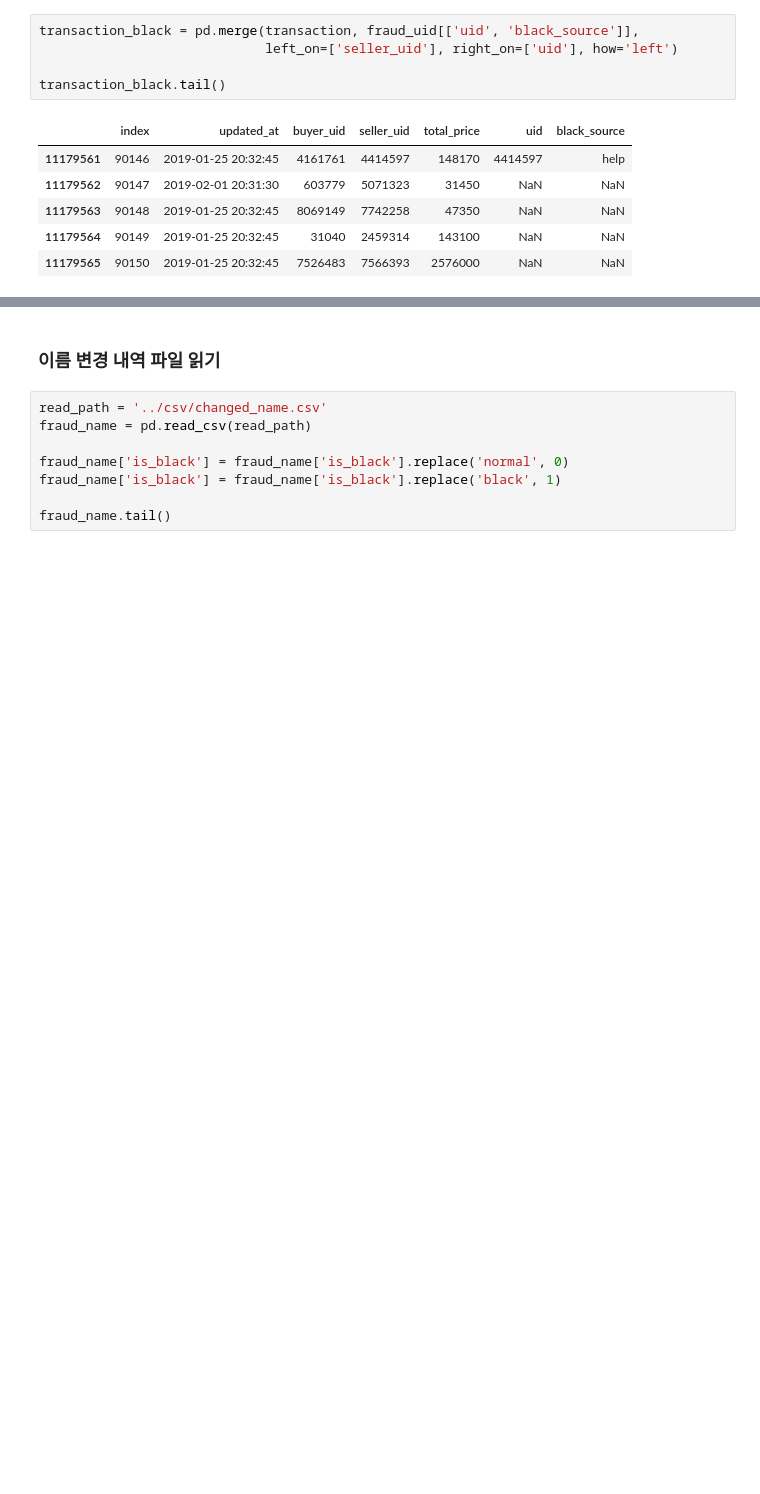
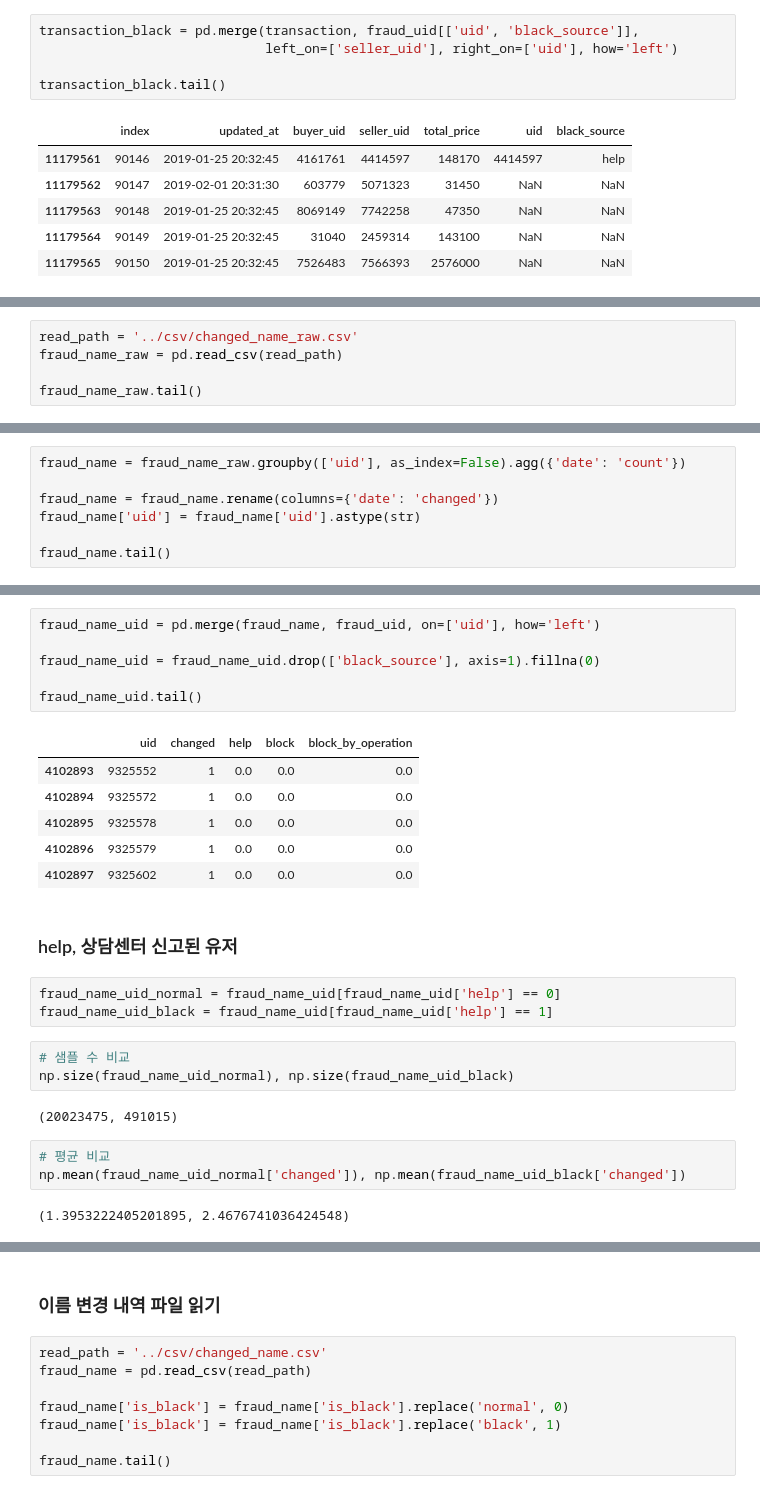
Before and after one commit to kiyoja07/python-bunjang, a Jupyter notebook: data-analysis/jupyter/fraud_find_variables.ipynb, the cells around one changed output, grey strips where cells are left out. Drawn from its saved outputs; the diff is of its cells as text; blank space fills up the shorter version.

```diff
--- a/data-analysis/jupyter/fraud_find_variables.ipynb
+++ b/data-analysis/jupyter/fraud_find_variables.ipynb
@@ -189,0 +251,5 @@ transaction_black.tail()
+# %%
+read_path = '../csv/changed_name_raw.csv'
+fraud_name_raw = pd.read_csv(read_path)
+
+fraud_name_raw.tail()
@@ -189,0 +263,7 @@ transaction_black.tail()
+# %%
+fraud_name = fraud_name_raw.groupby(['uid'], as_index=False).agg({'date': 'count'})
+
+fraud_name = fraud_name.rename(columns={'date': 'changed'})
+fraud_name['uid'] = fraud_name['uid'].astype(str)
+
+fraud_name.tail()
@@ -189,0 +277,28 @@ transaction_black.tail()
+# %%
+fraud_name_uid = pd.merge(fraud_name, fraud_uid, on=['uid'], how='left')
+
+fraud_name_uid = fraud_name_uid.drop(['black_source'], axis=1).fillna(0)
+
+fraud_name_uid.tail()
+# %% [output]
+|  | uid | changed | help | block | block_by_operation |
+| 4102893 | 9325552 | 1 | 0.0 | 0.0 | 0.0 |
+| 4102894 | 9325572 | 1 | 0.0 | 0.0 | 0.0 |
+| 4102895 | 9325578 | 1 | 0.0 | 0.0 | 0.0 |
+| 4102896 | 9325579 | 1 | 0.0 | 0.0 | 0.0 |
+| 4102897 | 9325602 | 1 | 0.0 | 0.0 | 0.0 |
+# %% [markdown]
+### help, 상담센터 신고된 유저
+# %%
+fraud_name_uid_normal = fraud_name_uid[fraud_name_uid['help'] == 0]
+fraud_name_uid_black = fraud_name_uid[fraud_name_uid['help'] == 1]
+# %%
+# 샘플 수 비교
+np.size(fraud_name_uid_normal), np.size(fraud_name_uid_black)
+# %% [output]
+(20023475, 491015)
+# %%
+# 평균 비교
+np.mean(fraud_name_uid_normal['changed']), np.mean(fraud_name_uid_black['changed'])
+# %% [output]
+(1.3953222405201895, 2.4676741036424548)
```
Also changed, not shown: parts of 85 cells of this notebook, 4 other files.
